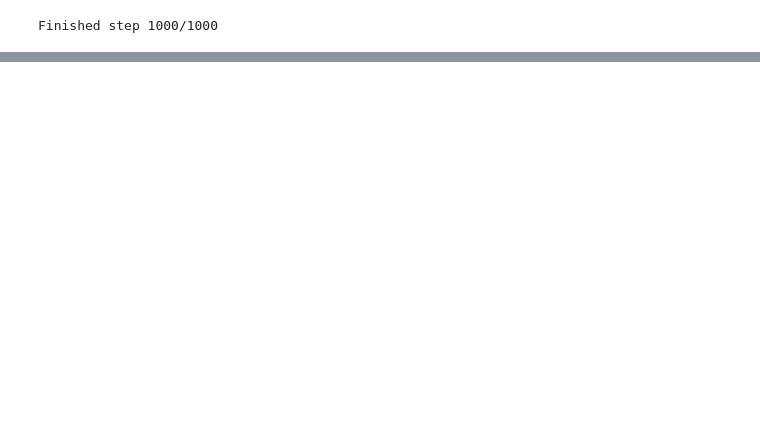
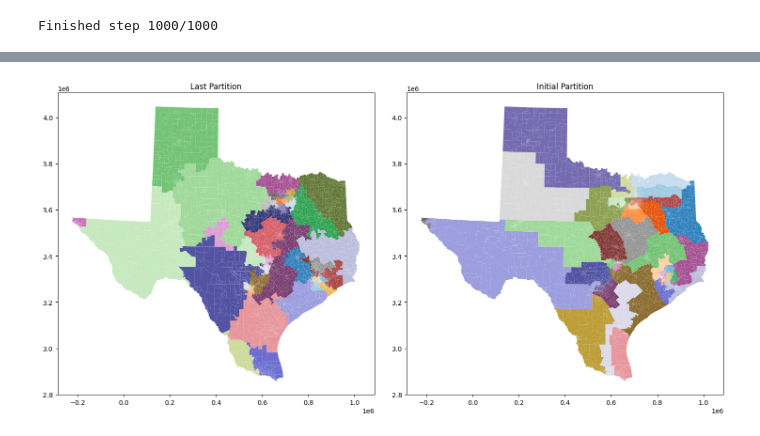
Before and after one commit to EdouardHeitzmann/texas_gerrychain_demo, a Jupyter notebook: texas_gerrychain_demo.ipynb, the cells around one changed output, grey strips where cells are left out. Cells and saved outputs as stored; diff of their text form; code cells hidden in the pictures; blank space fills up the shorter version.

```diff
--- a/texas_gerrychain_demo.ipynb
+++ b/texas_gerrychain_demo.ipynb
@@ -8,6 +8,8 @@ Let's print out the first 5 rows of this dataframe to see what kind of data it c
 import geopandas as gpd
 
 precinct_gdf = gpd.read_file("data/TX_precincts_24/TX_precincts24_with_pop.shp")
+# fill nan values in VAP20 with 0
+precinct_gdf["VAP20"] = precinct_gdf["VAP20"].fillna(0)
 precinct_gdf.head(5)
 # %% [output]
 |  | PRECINCT | COUNTY | CD25 | Incumbent2 | TOTPOP20 | VAP20 | BVAP20 | HVAP20 | AAPIVAP20 | AMINVAP20 | ... |
@@ -263,0 +286,19 @@ True
+# %%
+import matplotlib.pyplot as plt
+
+last_assignment = assignment_list[-1]
+last_partition = Partition(modified_tx_graph, assignment=last_assignment, updaters={"population": Tally("TOTPOP20", alias="population"), "VAP": Tally("VAP20", alias="VAP20")})
+# plot them side by side with titles and unlabled axes
+fig, axes = plt.subplots(1, 2, figsize=(15, 7))
+last_partition.plot(geometries=precinct_gdf, cmap = custom_cmap, ax=axes[0])
+axes[0].set_title("Last Partition")
+axes[0].set_xlabel("")
+axes[0].set_ylabel("")
+tx_partition.plot(geometries=precinct_gdf, cmap = custom_cmap, ax=axes[1])
+axes[1].set_title("Initial Partition")
+axes[1].set_xlabel("")
+axes[1].set_ylabel("")
+plt.tight_layout()
+plt.show()
+# %% [output]
+[figure, added]
```
Also changed, not shown: parts of 20 cells of this notebook.
